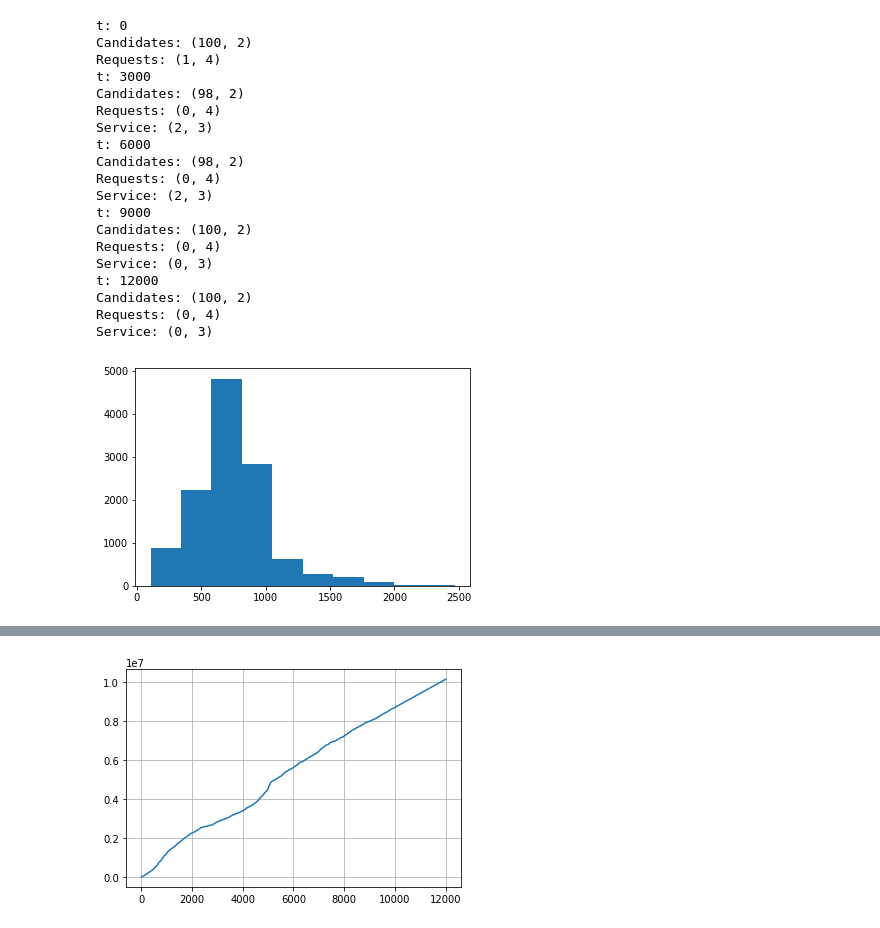
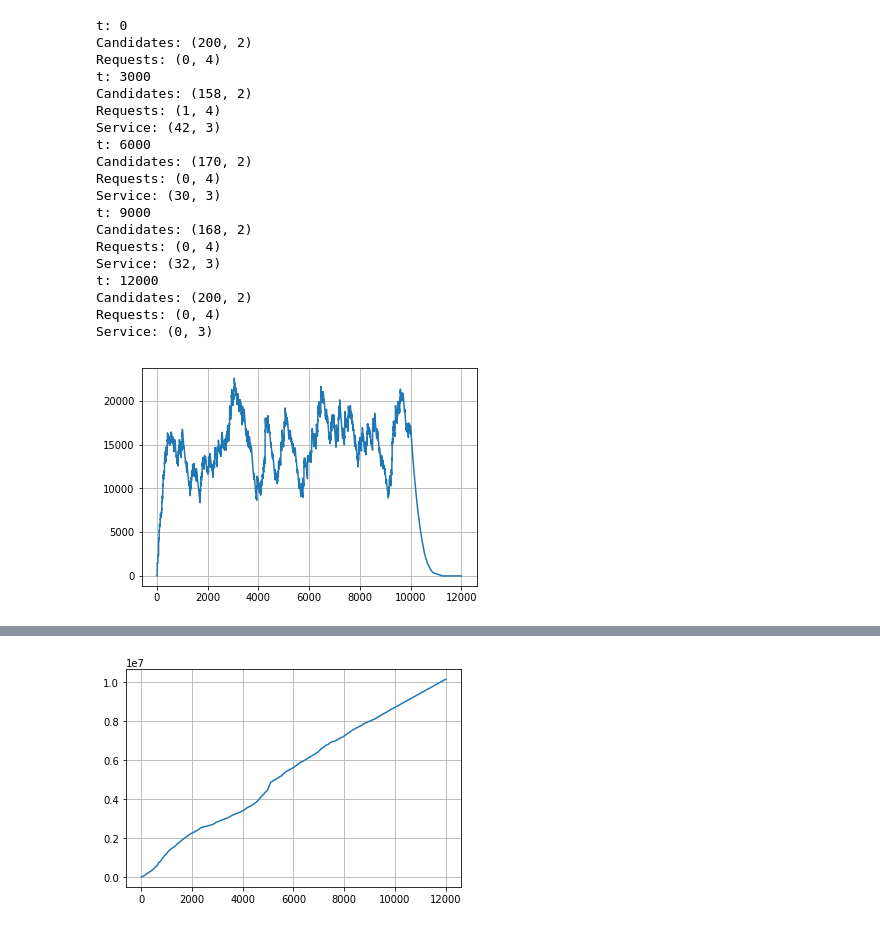
Before and after one commit to dsanmartin/INF564-HW, a Jupyter notebook: 1/tarea1.ipynb, the cells around one changed output, grey strips where cells are left out. Cells and saved outputs as stored; diff of their text form; code cells hidden in the pictures.

Commit message:
Cost function modification

```diff
--- a/1/tarea1.ipynb
+++ b/1/tarea1.ipynb
@@ -92,7 +92,7 @@ def greedy(uber, request):
                 #print("serv", serv)
                 #print("tmp", tmp)
 
-        costs[t] = np.sum(atte_cost) + np.sum(serv_cost) #if t > 0 else costs[t-1] + np.sum(atte_cost) + np.sum(serv_cost)
+        #costs[t] = np.sum(atte_cost) + np.sum(serv_cost) #if t > 0 else costs[t-1] + np.sum(atte_cost) + np.sum(serv_cost)
 
         if len(serv) > 0:
             #print(t)
@@ -117,33 +117,36 @@ def greedy(uber, request):
         #if t > 0: costs[t] += costs[t-1]; print(costs[t], costs[t-1])
             #print(min_pos)
             #print(req_t)
+
+        costs[t] = np.sum(serv[:,-1]) if len(serv) > 0 else 0
     #costs2 = np.copy(costs)
     #costs[1:] += costs[:-1]
     return costs#np.cumsum(costs)#costs, costs
 # %%
-costs = greedy(manana, req_2)
+costs = greedy(tarde, req_1)
 # %% [output]
 t: 0
-Candidates: (100, 2)
+Candidates: (200, 2)
+Requests: (0, 4)
+t: 3000
+Candidates: (158, 2)
 Requests: (1, 4)
-t: 3000
-Candidates: (98, 2)
+Service: (42, 3)
+t: 6000
+Candidates: (170, 2)
 Requests: (0, 4)
-Service: (2, 3)
-t: 6000
-Candidates: (98, 2)
+Service: (30, 3)
+t: 9000
+Candidates: (168, 2)
 Requests: (0, 4)
-Service: (2, 3)
-t: 9000
-Candidates: (100, 2)
+Service: (32, 3)
+t: 12000
+Candidates: (200, 2)
 Requests: (0, 4)
 Service: (0, 3)
-t: 12000
-Candidates: (100, 2)
-Requests: (0, 4)
-Service: (0, 3)
 # %%
-plt.hist(costs)
+plt.plot(np.arange(len(costs)), costs)
+plt.grid(True)
 plt.show()
 # %% [output]
-[figure, old version]
+[figure, new version]
```
Also changed, not shown: parts of 2 cells of this notebook.
